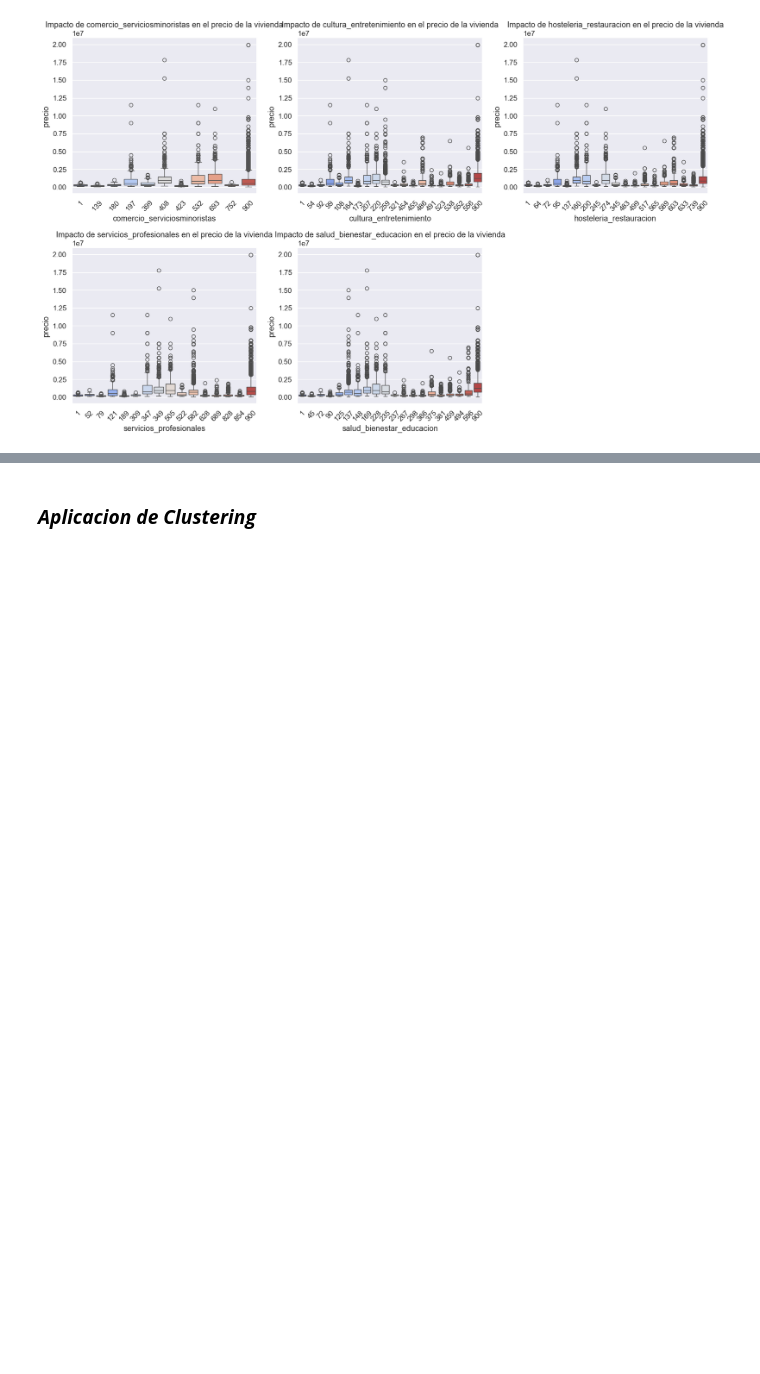
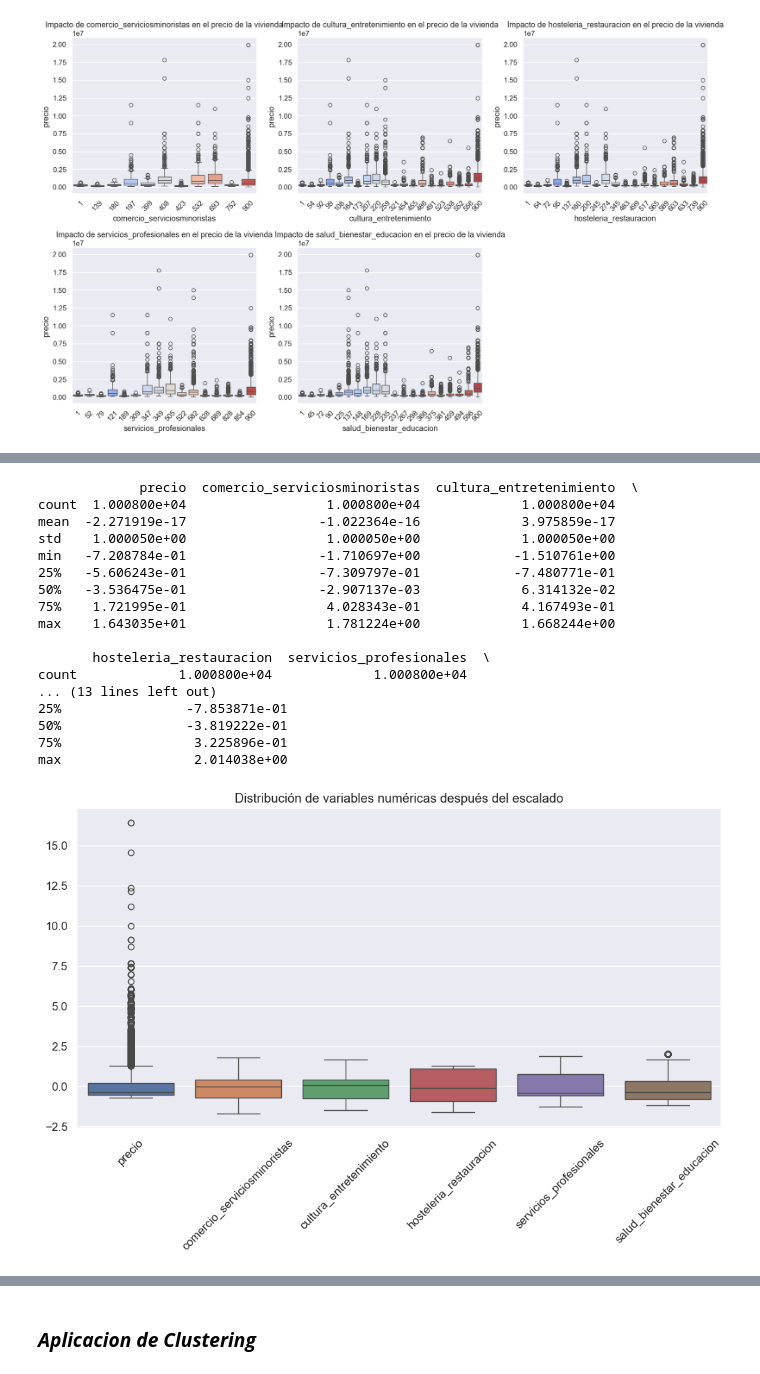
Before and after one commit to avaquerocastro/precios-de-vivienda-madrid, a Jupyter notebook: codigo/03-clustering/clustering_gilberto.ipynb, the cells around one changed output, grey strips where cells are left out. Cells and saved outputs as stored; diff of their text form; code cells hidden in the pictures; blank space fills up the shorter version.

```diff
--- a/codigo/03-clustering/clustering_gilberto.ipynb
+++ b/codigo/03-clustering/clustering_gilberto.ipynb
@@ -288,0 +365,42 @@ Passing `palette` without assigning `hue` is deprecated and will be removed in v
+# %%
+
+# Selección de columnas numéricas
+cols_numericas = ['precio', 'comercio_serviciosminoristas', 'cultura_entretenimiento',
+                  'hosteleria_restauracion', 'servicios_profesionales', 'salud_bienestar_educacion']
+
+# Inicializar el escalador (elegir uno de los dos)
+scaler = StandardScaler()  # Para estandarización
+# scaler = MinMaxScaler()  # Para normalización (opcional)
+
+# Aplicar transformación
+df_scaled = df_clustering.copy()
+df_scaled[cols_numericas] = scaler.fit_transform(df_clustering[cols_numericas])
+
+# Mostrar estadísticas después del escalado
+print(df_scaled[cols_numericas].describe())
+
+# Graficar la distribución de las variables después del escalado
+plt.figure(figsize=(12, 6))
+sns.boxplot(data=df_scaled[cols_numericas])
+plt.xticks(rotation=45)
+plt.title("Distribución de variables numéricas después del escalado")
+plt.show()
+# %% [output]
+             precio  comercio_serviciosminoristas  cultura_entretenimiento  \
+count  1.000800e+04                  1.000800e+04             1.000800e+04
+mean  -2.271919e-17                 -1.022364e-16             3.975859e-17
+std    1.000050e+00                  1.000050e+00             1.000050e+00
+min   -7.208784e-01                 -1.710697e+00            -1.510761e+00
+25%   -5.606243e-01                 -7.309797e-01            -7.480771e-01
+50%   -3.536475e-01                 -2.907137e-03             6.314132e-02
+75%    1.721995e-01                  4.028343e-01             4.167493e-01
+max    1.643035e+01                  1.781224e+00             1.668244e+00
+
+       hosteleria_restauracion  servicios_profesionales  \
+count             1.000800e+04             1.000800e+04
+... (13 lines left out)
+25%                -7.853871e-01
+50%                -3.819222e-01
+75%                 3.225896e-01
+max                 2.014038e+00
+[figure, added]
```
Also changed, not shown: parts of 20 cells of this notebook.
